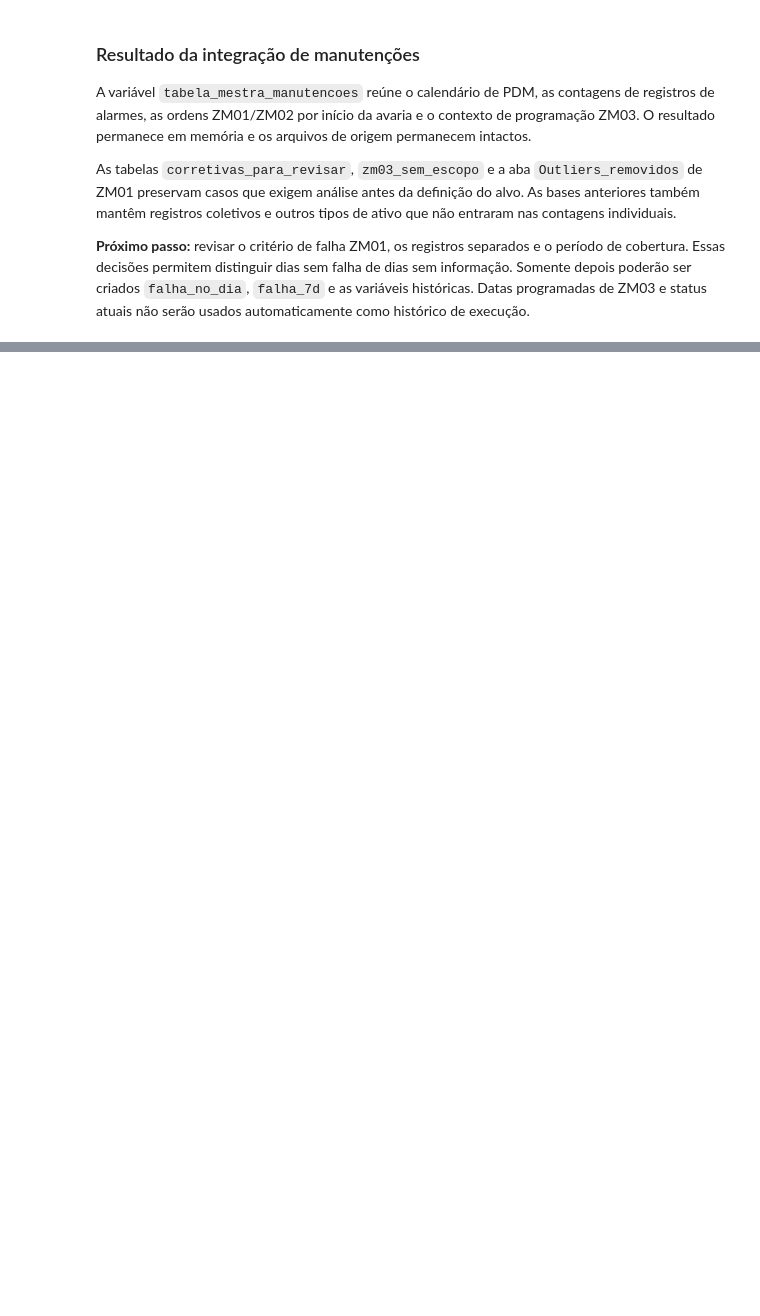
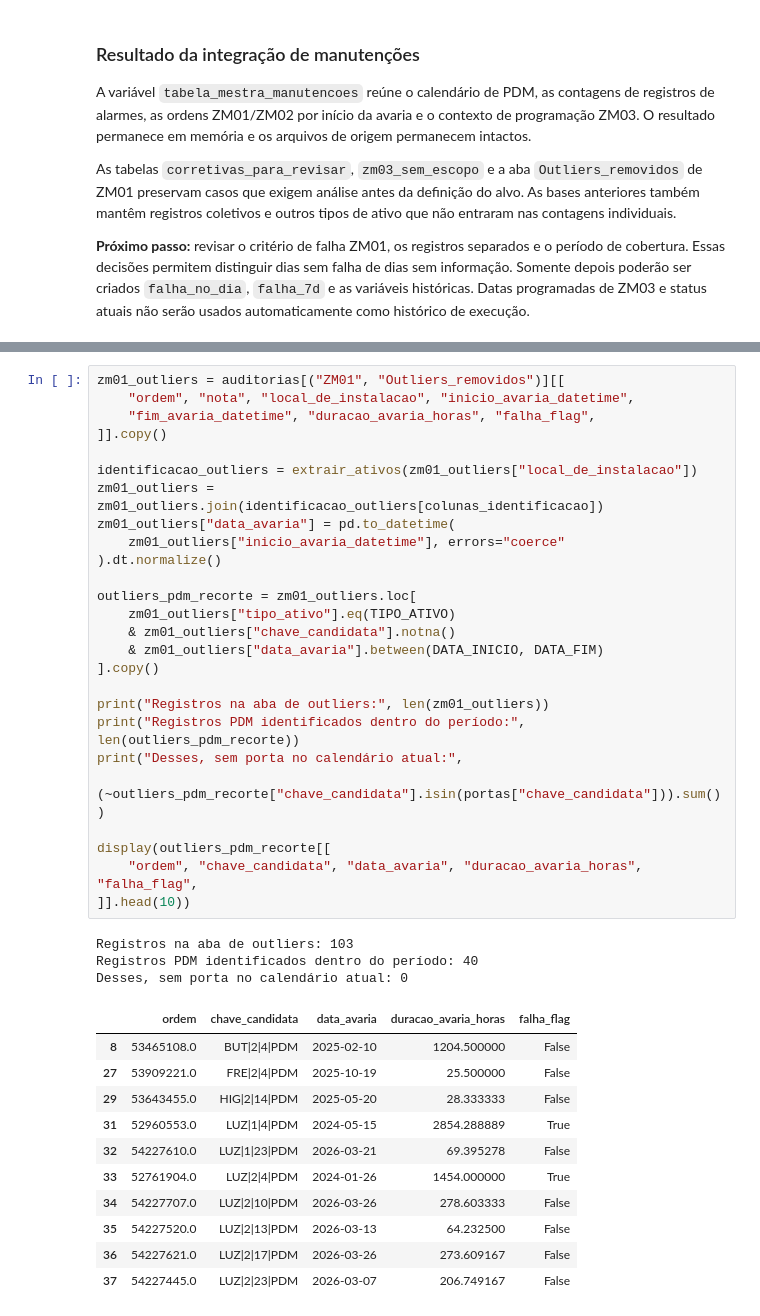
Before and after one commit to joaocardosodias/Lumem, a Jupyter notebook: models/modelo-rnn-1/01-criacao-tabela-mestra.ipynb, the cells around one changed output, grey strips where cells are left out. Drawn from its saved outputs; the diff is of its cells as text; blank space fills up the shorter version.

```diff
--- a/models/modelo-rnn-1/01-criacao-tabela-mestra.ipynb
+++ b/models/modelo-rnn-1/01-criacao-tabela-mestra.ipynb
@@ -1321,0 +1346,41 @@ As tabelas `corretivas_para_revisar`, `zm03_sem_escopo` e a aba `Outliers_removi
+# %%
+zm01_outliers = auditorias[("ZM01", "Outliers_removidos")][[
+    "ordem", "nota", "local_de_instalacao", "inicio_avaria_datetime",
+    "fim_avaria_datetime", "duracao_avaria_horas", "falha_flag",
+]].copy()
+
+identificacao_outliers = extrair_ativos(zm01_outliers["local_de_instalacao"])
+zm01_outliers = zm01_outliers.join(identificacao_outliers[colunas_identificacao])
+zm01_outliers["data_avaria"] = pd.to_datetime(
+    zm01_outliers["inicio_avaria_datetime"], errors="coerce"
+).dt.normalize()
+
+outliers_pdm_recorte = zm01_outliers.loc[
+    zm01_outliers["tipo_ativo"].eq(TIPO_ATIVO)
+    & zm01_outliers["chave_candidata"].notna()
+    & zm01_outliers["data_avaria"].between(DATA_INICIO, DATA_FIM)
+].copy()
+
+print("Registros na aba de outliers:", len(zm01_outliers))
+print("Registros PDM identificados dentro do período:", len(outliers_pdm_recorte))
+print("Desses, sem porta no calendário atual:",
+      (~outliers_pdm_recorte["chave_candidata"].isin(portas["chave_candidata"])).sum())
+
+display(outliers_pdm_recorte[[
+    "ordem", "chave_candidata", "data_avaria", "duracao_avaria_horas", "falha_flag",
+]].head(10))
+# %% [output]
+Registros na aba de outliers: 103
+Registros PDM identificados dentro do período: 40
+Desses, sem porta no calendário atual: 0
+|  | ordem | chave_candidata | data_avaria | duracao_avaria_horas | falha_flag |
+| 8 | 53465108.0 | BUT|2|4|PDM | 2025-02-10 | 1204.500000 | False |
+| 27 | 53909221.0 | FRE|2|4|PDM | 2025-10-19 | 25.500000 | False |
+| 29 | 53643455.0 | HIG|2|14|PDM | 2025-05-20 | 28.333333 | False |
+| 31 | 52960553.0 | LUZ|1|4|PDM | 2024-05-15 | 2854.288889 | True |
+| 32 | 54227610.0 | LUZ|1|23|PDM | 2026-03-21 | 69.395278 | False |
+| 33 | 52761904.0 | LUZ|2|4|PDM | 2024-01-26 | 1454.000000 | True |
+| 34 | 54227707.0 | LUZ|2|10|PDM | 2026-03-26 | 278.603333 | False |
+| 35 | 54227520.0 | LUZ|2|13|PDM | 2026-03-13 | 64.232500 | False |
+| 36 | 54227621.0 | LUZ|2|17|PDM | 2026-03-26 | 273.609167 | False |
+| 37 | 54227445.0 | LUZ|2|23|PDM | 2026-03-07 | 206.749167 | False |
```
Also changed, not shown: parts of 10 cells of this notebook.
